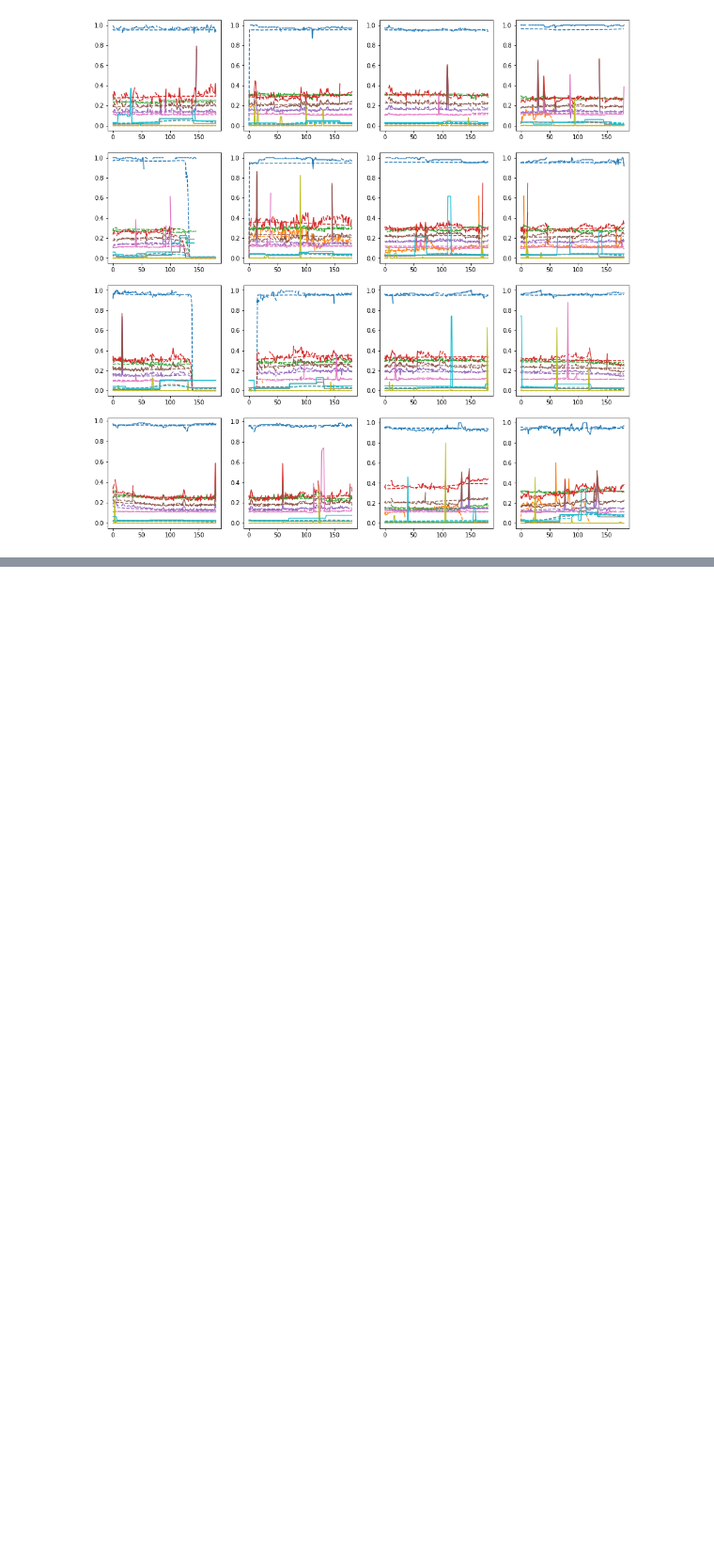
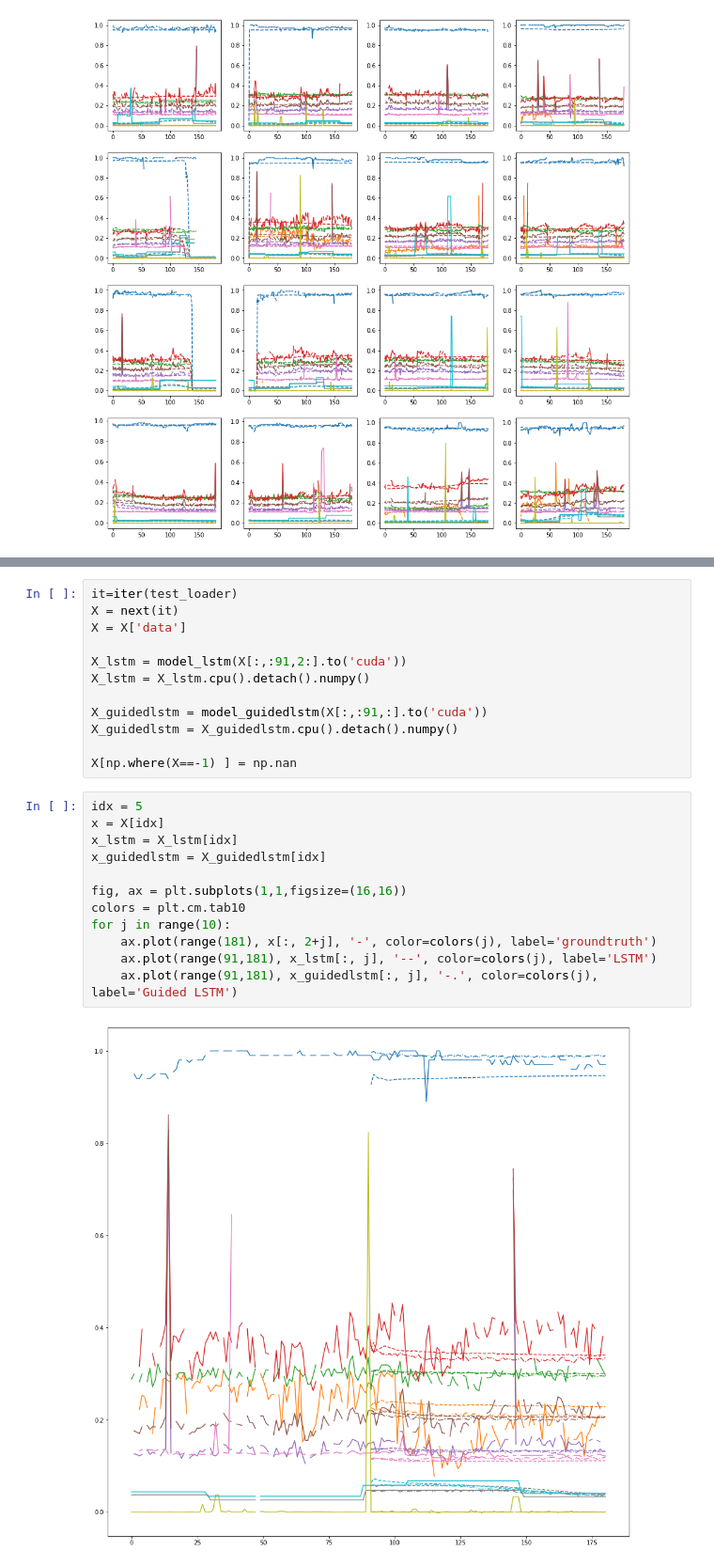
Before and after one commit to KaiWU17TUM/AnomalyDetectionWithPatientStateSpace, a Jupyter notebook: notebooks/medication-related-clustering.ipynb, the cells around one changed output, grey strips where cells are left out. Shown at 94% size. Cells and saved outputs as stored; diff of their text form; blank space fills up the shorter version.

```diff
--- a/notebooks/medication-related-clustering.ipynb
+++ b/notebooks/medication-related-clustering.ipynb
@@ -512,0 +583,26 @@ tensor([1., 2., 5., 5.])
+# %%
+it=iter(test_loader)
+X = next(it)
+X = X['data']
+
+X_lstm = model_lstm(X[:,:91,2:].to('cuda'))
+X_lstm = X_lstm.cpu().detach().numpy()
+
+X_guidedlstm = model_guidedlstm(X[:,:91,:].to('cuda'))
+X_guidedlstm = X_guidedlstm.cpu().detach().numpy()
+
+X[np.where(X==-1) ] = np.nan
+# %%
+idx = 5
+x = X[idx]
+x_lstm = X_lstm[idx]
+x_guidedlstm = X_guidedlstm[idx]
+
+fig, ax = plt.subplots(1,1,figsize=(16,16))
+colors = plt.cm.tab10
+for j in range(10):
+    ax.plot(range(181), x[:, 2+j], '-', color=colors(j), label='groundtruth')
+    ax.plot(range(91,181), x_lstm[:, j], '--', color=colors(j), label='LSTM')
+    ax.plot(range(91,181), x_guidedlstm[:, j], '-.', color=colors(j), label='Guided LSTM')
+# %% [output]
+[figure, added]
```
Also changed, not shown: parts of 21 cells of this notebook, 22 other files.
